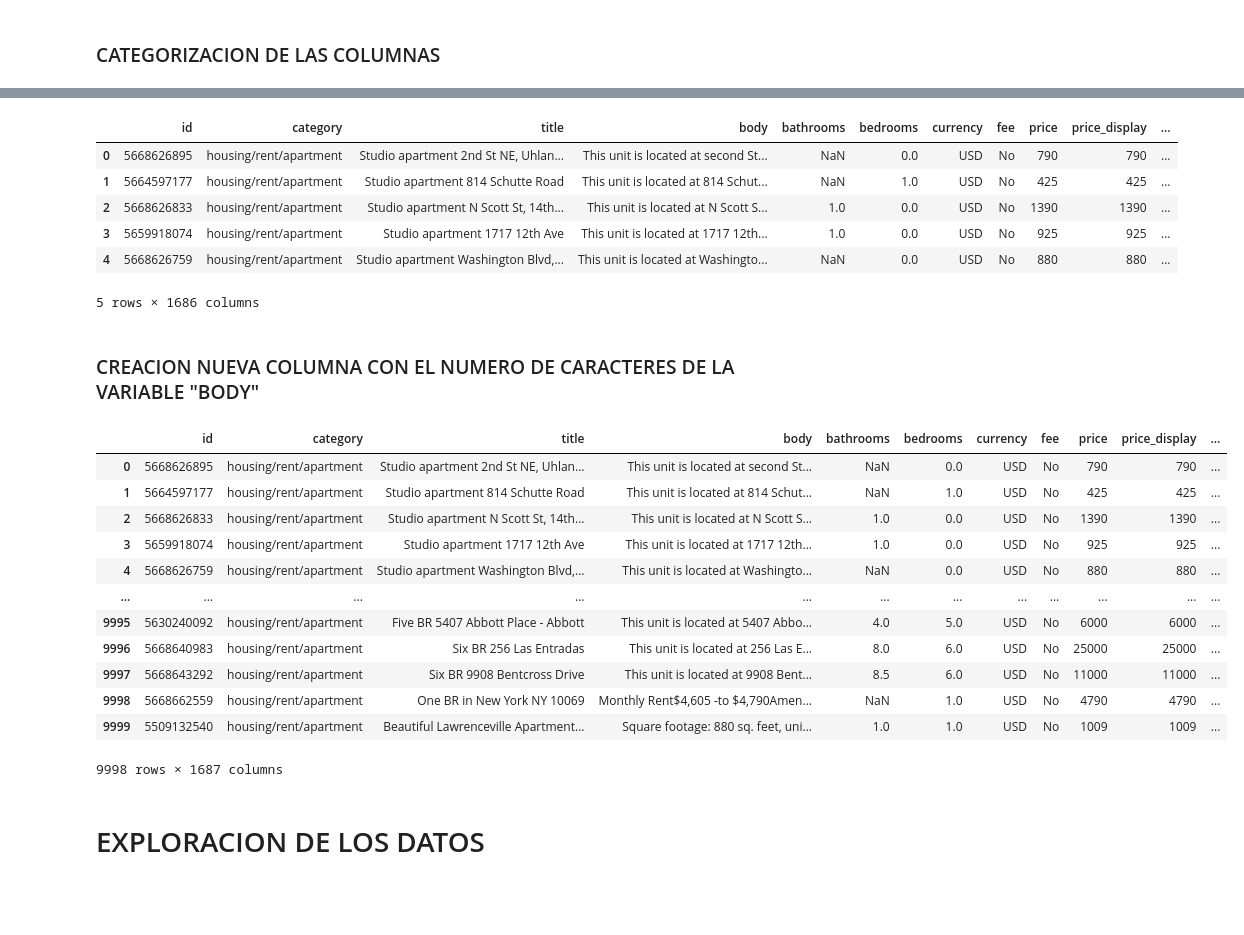
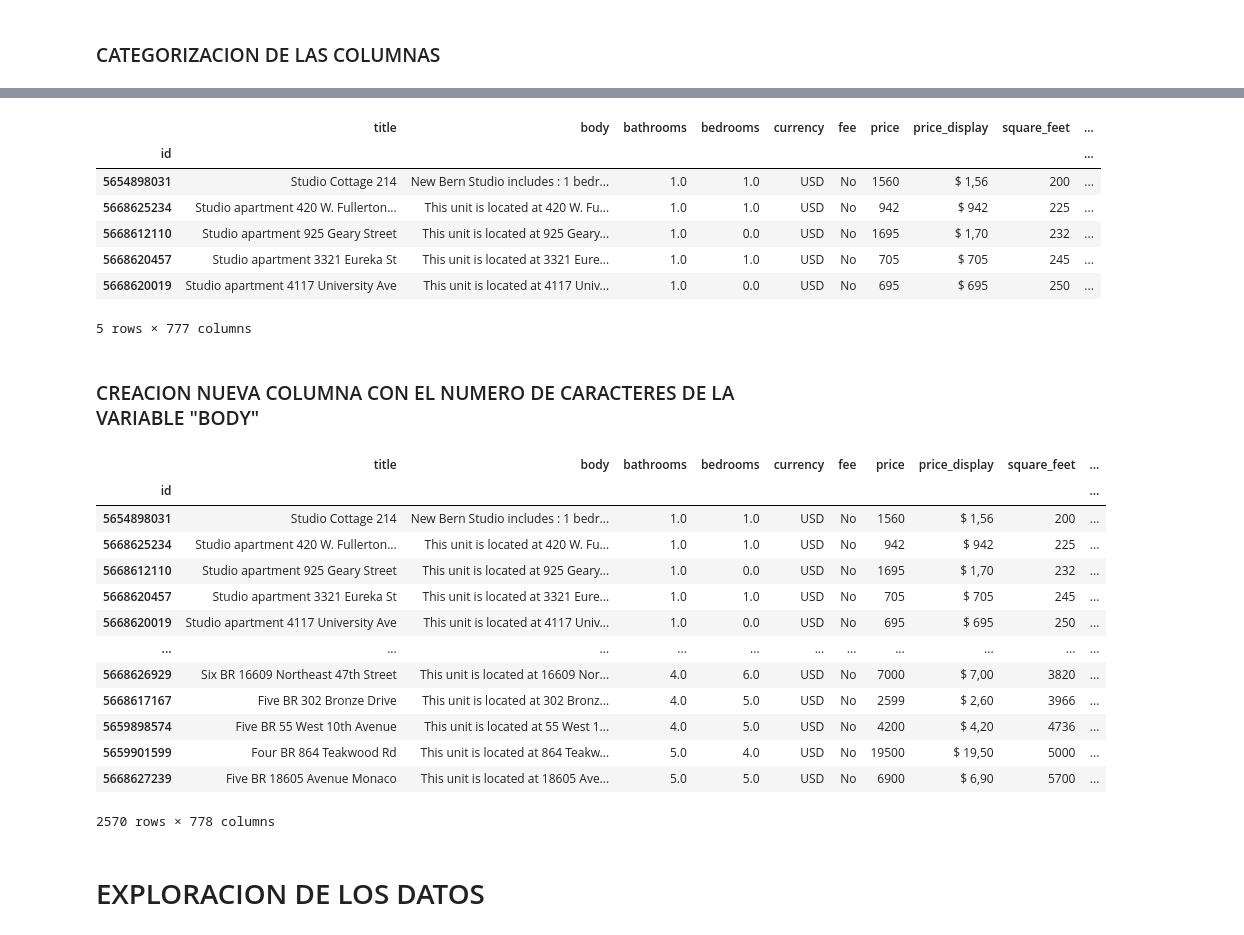
Before and after one commit to andresjulianbolivar/Proyecto1, a Jupyter notebook: Tarea 3/Preparacion_Datos.ipynb, the cells around one changed output, grey strips where cells are left out. Cells and saved outputs as stored; diff of their text form; code cells hidden in the pictures; blank space fills up the shorter version.

```diff
--- a/Tarea 3/Preparacion_Datos.ipynb
+++ b/Tarea 3/Preparacion_Datos.ipynb
@@ -23,0 +6,7 @@ df
+# %%
+#Importar datos
+df = pd.read_csv("datos_apartamentos_rent.csv",index_col=0,encoding="Windows-1252",sep=";")
+df = df.dropna()
+df['latitude'] = df["latitude"].apply(lambda x: float(str(x).replace(".","")))
+df['longitude'] = df["longitude"].apply(lambda x: float(str(x).replace(".","")))
+df
@@ -81,12 +83,13 @@ df.groupby(["price_type"]).count()
 ### CATEGORIZACION DE LAS COLUMNAS
 # %%
 # Categorizar las columnas necesarias
-df = pd.get_dummies(df, columns = ['pets_allowed'])
-df = pd.get_dummies(df, columns = ['has_photo'])
-df = pd.get_dummies(df, columns = ['cityname'])
-df = pd.get_dummies(df, columns = ['state'])
-df = pd.get_dummies(df, columns = ['source'])
-df = pd.get_dummies(df, columns = ['price_type'])
+df = pd.get_dummies(df, columns = ['category'], dtype=int, drop_first=False)
+df = pd.get_dummies(df, columns = ['pets_allowed'], dtype=int)
+df = pd.get_dummies(df, columns = ['has_photo'], dtype=int)
+df = pd.get_dummies(df, columns = ['cityname'], dtype=int)
+df = pd.get_dummies(df, columns = ['state'],dtype=int)
+df = pd.get_dummies(df, columns = ['source'],dtype=int)
+df = pd.get_dummies(df, columns = ['price_type'],dtype= int)
 
 df.head()
 # %% [output]
@@ -115,31 +119,34 @@ df.drop(columns=["amenities"], inplace=True)
 
 df.head()
 # %% [output]
-|  | id | category | title | body | bathrooms | bedrooms | currency | fee | price | price_display | ... |
-| 0 | 5668626895 | housing/rent/apartment | Studio apartment 2nd St NE, Uhlan... | This unit is located at second St... | NaN | 0.0 | USD | No | 790 | 790 | ... |
-| 1 | 5664597177 | housing/rent/apartment | Studio apartment 814 Schutte Road | This unit is located at 814 Schut... | NaN | 1.0 | USD | No | 425 | 425 | ... |
-| 2 | 5668626833 | housing/rent/apartment | Studio apartment N Scott St, 14th... | This unit is located at N Scott S... | 1.0 | 0.0 | USD | No | 1390 | 1390 | ... |
-| 3 | 5659918074 | housing/rent/apartment | Studio apartment 1717 12th Ave | This unit is located at 1717 12th... | 1.0 | 0.0 | USD | No | 925 | 925 | ... |
-| 4 | 5668626759 | housing/rent/apartment | Studio apartment Washington Blvd,... | This unit is located at Washingto... | NaN | 0.0 | USD | No | 880 | 880 | ... |
+|  | title | body | bathrooms | bedrooms | currency | fee | price | price_display | square_feet | ... |
+| id |  |  |  |  |  |  |  |  |  | ... |
+| 5654898031 | Studio Cottage 214 | New Bern Studio includes : 1 bedr... | 1.0 | 1.0 | USD | No | 1560 | $ 1,56 | 200 | ... |
+| 5668625234 | Studio apartment 420 W. Fullerton... | This unit is located at 420 W. Fu... | 1.0 | 1.0 | USD | No | 942 | $ 942 | 225 | ... |
+| 5668612110 | Studio apartment 925 Geary Street | This unit is located at 925 Geary... | 1.0 | 0.0 | USD | No | 1695 | $ 1,70 | 232 | ... |
+| 5668620457 | Studio apartment 3321 Eureka St | This unit is located at 3321 Eure... | 1.0 | 1.0 | USD | No | 705 | $ 705 | 245 | ... |
+| 5668620019 | Studio apartment 4117 University Ave | This unit is located at 4117 Univ... | 1.0 | 0.0 | USD | No | 695 | $ 695 | 250 | ... |
-5 rows × 1686 columns
+5 rows × 777 columns
 # %% [markdown]
 ### CREACION NUEVA COLUMNA CON EL NUMERO DE CARACTERES DE LA VARIABLE "BODY"
 # %%
 df['longitud_descripcion'] = df['body'].apply(lambda x: len(str(x)))
+df.to_csv("datosPreparados.csv",index=False)
 df
 # %% [output]
-|  | id | category | title | body | bathrooms | bedrooms | currency | fee | price | price_display | ... |
-| 0 | 5668626895 | housing/rent/apartment | Studio apartment 2nd St NE, Uhlan... | This unit is located at second St... | NaN | 0.0 | USD | No | 790 | 790 | ... |
-| 1 | 5664597177 | housing/rent/apartment | Studio apartment 814 Schutte Road | This unit is located at 814 Schut... | NaN | 1.0 | USD | No | 425 | 425 | ... |
-| 2 | 5668626833 | housing/rent/apartment | Studio apartment N Scott St, 14th... | This unit is located at N Scott S... | 1.0 | 0.0 | USD | No | 1390 | 1390 | ... |
-| 3 | 5659918074 | housing/rent/apartment | Studio apartment 1717 12th Ave | This unit is located at 1717 12th... | 1.0 | 0.0 | USD | No | 925 | 925 | ... |
-| 4 | 5668626759 | housing/rent/apartment | Studio apartment Washington Blvd,... | This unit is located at Washingto... | NaN | 0.0 | USD | No | 880 | 880 | ... |
-| ... | ... | ... | ... | ... | ... | ... | ... | ... | ... | ... | ... |
-| 9995 | 5630240092 | housing/rent/apartment | Five BR 5407 Abbott Place - Abbott | This unit is located at 5407 Abbo... | 4.0 | 5.0 | USD | No | 6000 | 6000 | ... |
-| 9996 | 5668640983 | housing/rent/apartment | Six BR 256 Las Entradas | This unit is located at 256 Las E... | 8.0 | 6.0 | USD | No | 25000 | 25000 | ... |
-| 9997 | 5668643292 | housing/rent/apartment | Six BR 9908 Bentcross Drive | This unit is located at 9908 Bent... | 8.5 | 6.0 | USD | No | 11000 | 11000 | ... |
-| 9998 | 5668662559 | housing/rent/apartment | One BR in New York NY 10069 | Monthly Rent$4,605 -to $4,790Amen... | NaN | 1.0 | USD | No | 4790 | 4790 | ... |
-| 9999 | 5509132540 | housing/rent/apartment | Beautiful Lawrenceville Apartment... | Square footage: 880 sq. feet, uni... | 1.0 | 1.0 | USD | No | 1009 | 1009 | ... |
+|  | title | body | bathrooms | bedrooms | currency | fee | price | price_display | square_feet | ... |
+| id |  |  |  |  |  |  |  |  |  | ... |
+| 5654898031 | Studio Cottage 214 | New Bern Studio includes : 1 bedr... | 1.0 | 1.0 | USD | No | 1560 | $ 1,56 | 200 | ... |
+| 5668625234 | Studio apartment 420 W. Fullerton... | This unit is located at 420 W. Fu... | 1.0 | 1.0 | USD | No | 942 | $ 942 | 225 | ... |
+| 5668612110 | Studio apartment 925 Geary Street | This unit is located at 925 Geary... | 1.0 | 0.0 | USD | No | 1695 | $ 1,70 | 232 | ... |
+| 5668620457 | Studio apartment 3321 Eureka St | This unit is located at 3321 Eure... | 1.0 | 1.0 | USD | No | 705 | $ 705 | 245 | ... |
+| 5668620019 | Studio apartment 4117 University Ave | This unit is located at 4117 Univ... | 1.0 | 0.0 | USD | No | 695 | $ 695 | 250 | ... |
+| ... | ... | ... | ... | ... | ... | ... | ... | ... | ... | ... |
+| 5668626929 | Six BR 16609 Northeast 47th Street | This unit is located at 16609 Nor... | 4.0 | 6.0 | USD | No | 7000 | $ 7,00 | 3820 | ... |
+| 5668617167 | Five BR 302 Bronze Drive | This unit is located at 302 Bronz... | 4.0 | 5.0 | USD | No | 2599 | $ 2,60 | 3966 | ... |
+| 5659898574 | Five BR 55 West 10th Avenue | This unit is located at 55 West 1... | 4.0 | 5.0 | USD | No | 4200 | $ 4,20 | 4736 | ... |
+| 5659901599 | Four BR 864 Teakwood Rd | This unit is located at 864 Teakw... | 5.0 | 4.0 | USD | No | 19500 | $ 19,50 | 5000 | ... |
+| 5668627239 | Five BR 18605 Avenue Monaco | This unit is located at 18605 Ave... | 5.0 | 5.0 | USD | No | 6900 | $ 6,90 | 5700 | ... |
-9998 rows × 1687 columns
+2570 rows × 778 columns
 # %% [markdown]
 # EXPLORACION DE LOS DATOS
```
Also changed, not shown: parts of 9 cells of this notebook, 5 other files.
